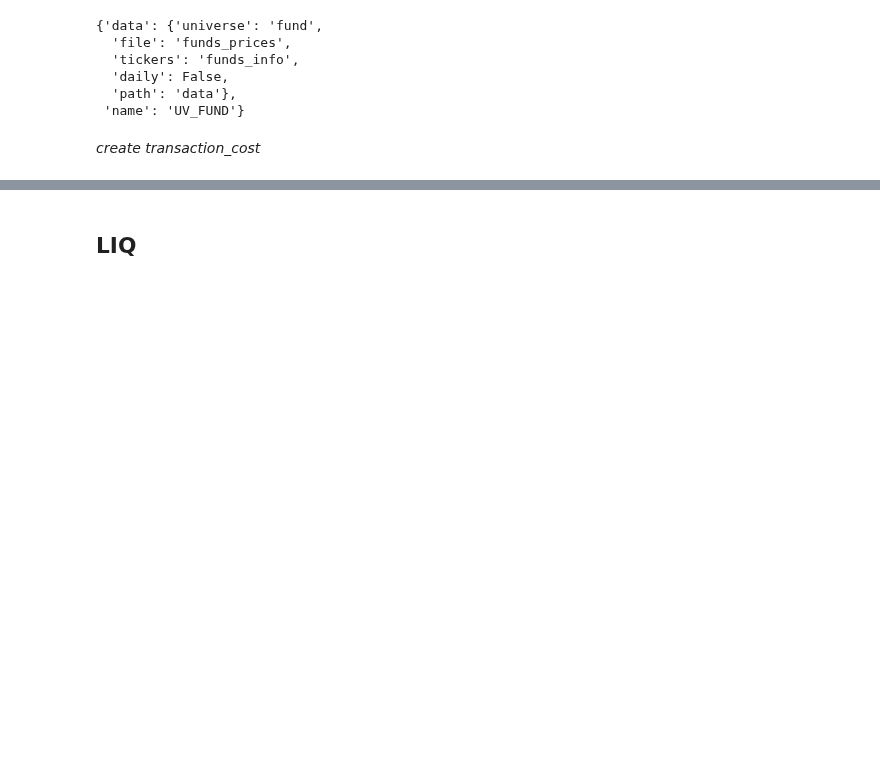
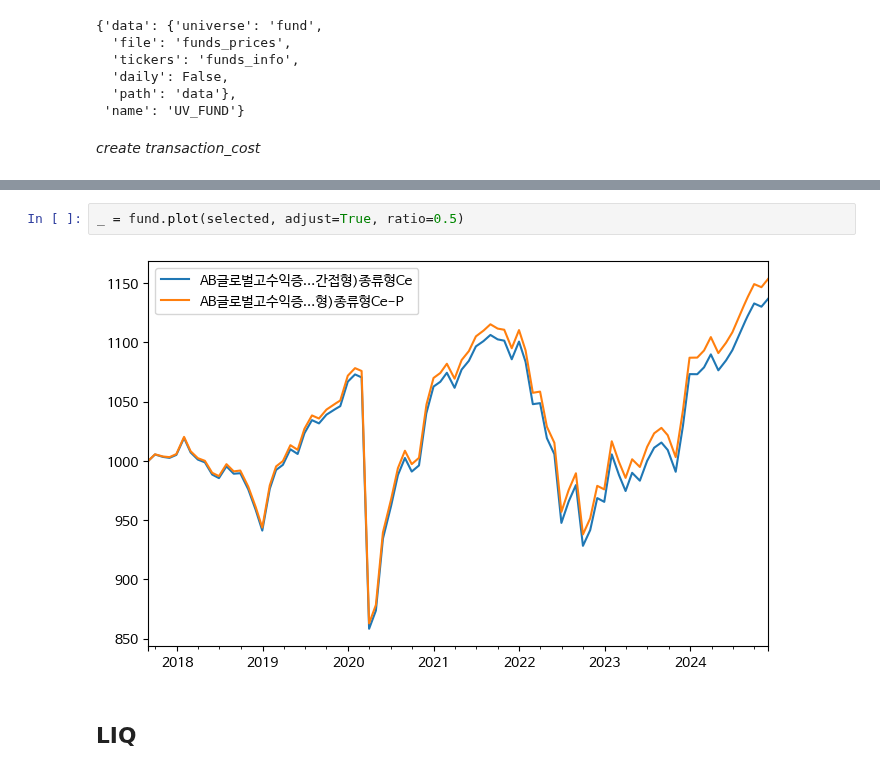
Before and after one commit to lbk209/portfolio, a Jupyter notebook: Allocate_Portfolio.ipynb, the cells around one changed output, grey strips where cells are left out. Saved outputs shown, nothing was run; the diff lists cells and outputs as text; blank space fills up the shorter version.

```diff
--- a/Allocate_Portfolio.ipynb
+++ b/Allocate_Portfolio.ipynb
@@ -237,3 +277,7 @@ Data for 64 funds loaded.
+# %%
+_ = fund.plot(selected, adjust=True, ratio=0.5)
+# %% [output]
+[figure, added]
 # %% [markdown]
 ## LIQ
 # %%
```
Also changed, not shown: parts of 15 cells of this notebook, 1 other file.
